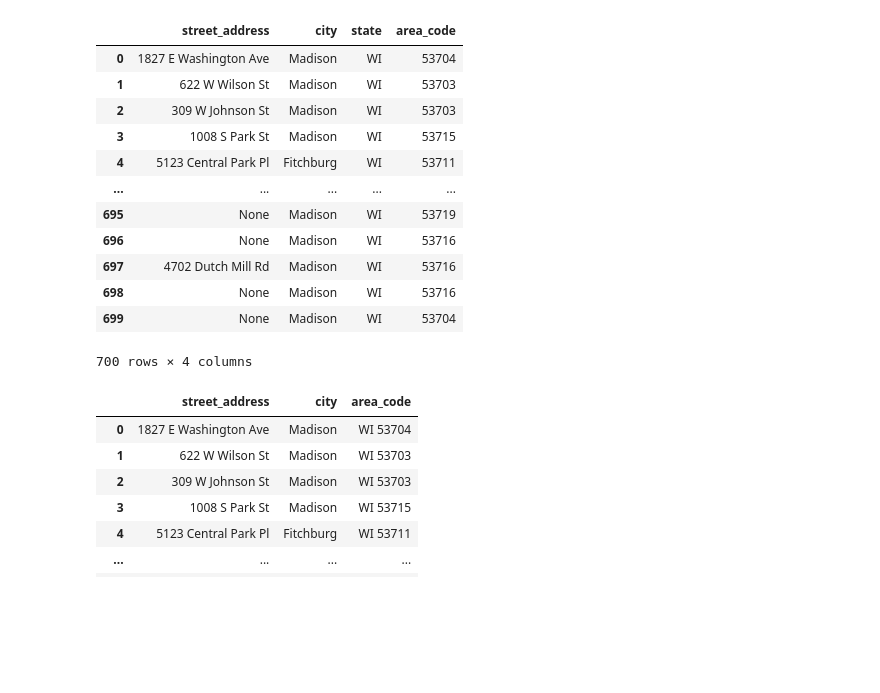
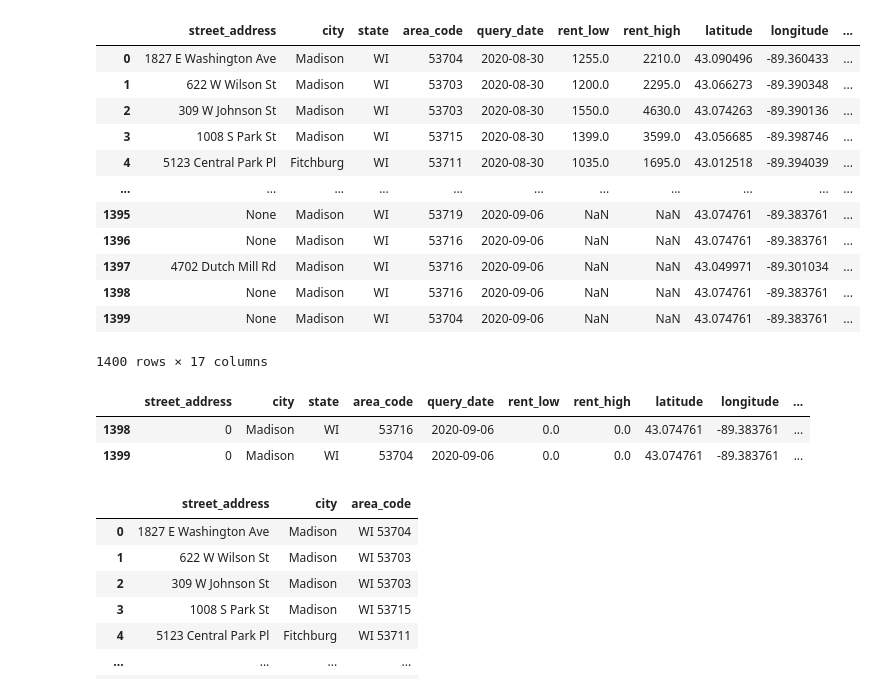
Before and after one commit to grahamdelafield/MadisonLiving, a Jupyter notebook: test.ipynb, the cells around one changed output. Cells and saved outputs as stored; diff of their text form; code cells hidden in the pictures; blank space fills up the shorter version.

Commit message:
Updated to parse addresses

```diff
--- a/test.ipynb
+++ b/test.ipynb
@@ -203,12 +203,14 @@ def pull_data(file_to_match='MadisonLiving.csv', directory='.'):
             name = os.path.abspath(os.path.join(root, file))
             base = os.path.basename(name)
             if base == file_to_match:
-                return pd.DataFrame(name)
+                return pd.read_csv(name)
     text = [f'No existing data file found in {os.path.abspath(directory)}',
             'Initialize new dataframe? (y/n)']
     resp = input('\n'.join(text)).lower()
     if resp == 'y':
         return pd.DataFrame()
+    if resp == 'n':
+        raise Exception
 # %%
 url = r'https://www.apartments.com/madison-wi/?bb=wxr38t32gKv6mm81F'
 # url_='https://www.apartments.com/madison-wi/3/?bb=wxr38t32gKv6mm81F'
@@ -287,46 +293,61 @@ on page 28
+# %%
+df = pd.read_csv('MadisonLiving.csv')
 # %%
 df1 = df.street_address.str.split(pat=',', expand=True)
 df1.columns = ['street_address', 'city', 'area_code']
 for i, addr, city, area in df1.itertuples():
     if len(addr.split(' '))==1:
         df1.loc[i, 'area_code'] = df1.loc[i, 'city']
         df1.loc[i, 'city'] = df1.loc[i, 'street_address']
         df1.loc[i, 'street_address'] = None
 
 df2 = df1.area_code.str.split(pat=' ', expand=True)
 df1.drop('area_code', axis=1, inplace=True)
 df2.columns = ['blank', 'state', 'area_code']
 df2.drop('blank', axis=1, inplace=True)
 
 # df2.drop('blank', axis=1, inplace=True)
 
 small = df1.join(df2, how='outer')
-small
 
+test_df = df.drop('street_address', axis=1)
+test_df = pd.merge(left=test_df, left_on=test_df.index, right=small, right_on=small.index, right_index=False)
+test_df.drop('key_0', axis=1, inplace=True)
+cols = list(test_df.columns)
+cols[:] = cols[-4:] + cols[:-4]
+test_df = test_df[cols]
+test_df
 
 
 
 # for i, addr in enumerate(df.street_address):
 #     # if i == 5:
 #     #     break
 #     s = addr.split(',')
 #     # print(s[-1].strip())
 #     if len(s) == 2:
 #         print(s)
 # %% [output]
-|  | street_address | city | state | area_code |
-| 0 | 1827 E Washington Ave | Madison | WI | 53704 |
-| 1 | 622 W Wilson St | Madison | WI | 53703 |
-| 2 | 309 W Johnson St | Madison | WI | 53703 |
-| 3 | 1008 S Park St | Madison | WI | 53715 |
-| 4 | 5123 Central Park Pl | Fitchburg | WI | 53711 |
-| ... | ... | ... | ... | ... |
-| 695 | None | Madison | WI | 53719 |
-| 696 | None | Madison | WI | 53716 |
-| 697 | 4702 Dutch Mill Rd | Madison | WI | 53716 |
-| 698 | None | Madison | WI | 53716 |
-| 699 | None | Madison | WI | 53704 |
+|  | street_address | city | state | area_code | query_date | rent_low | rent_high | latitude | longitude | ... |
+| 0 | 1827 E Washington Ave | Madison | WI | 53704 | 2020-08-30 | 1255.0 | 2210.0 | 43.090496 | -89.360433 | ... |
+| 1 | 622 W Wilson St | Madison | WI | 53703 | 2020-08-30 | 1200.0 | 2295.0 | 43.066273 | -89.390348 | ... |
+| 2 | 309 W Johnson St | Madison | WI | 53703 | 2020-08-30 | 1550.0 | 4630.0 | 43.074263 | -89.390136 | ... |
+| 3 | 1008 S Park St | Madison | WI | 53715 | 2020-08-30 | 1399.0 | 3599.0 | 43.056685 | -89.398746 | ... |
+| 4 | 5123 Central Park Pl | Fitchburg | WI | 53711 | 2020-08-30 | 1035.0 | 1695.0 | 43.012518 | -89.394039 | ... |
+| ... | ... | ... | ... | ... | ... | ... | ... | ... | ... | ... |
+| 1395 | None | Madison | WI | 53719 | 2020-09-06 | NaN | NaN | 43.074761 | -89.383761 | ... |
+| 1396 | None | Madison | WI | 53716 | 2020-09-06 | NaN | NaN | 43.074761 | -89.383761 | ... |
+| 1397 | 4702 Dutch Mill Rd | Madison | WI | 53716 | 2020-09-06 | NaN | NaN | 43.049971 | -89.301034 | ... |
+| 1398 | None | Madison | WI | 53716 | 2020-09-06 | NaN | NaN | 43.074761 | -89.383761 | ... |
+| 1399 | None | Madison | WI | 53704 | 2020-09-06 | NaN | NaN | 43.074761 | -89.383761 | ... |
-700 rows × 4 columns
+1400 rows × 17 columns
+# %%
+d = test_df.iloc[1398:, :]
+d.fillna(0)
+# %% [output]
+|  | street_address | city | state | area_code | query_date | rent_low | rent_high | latitude | longitude | ... |
+| 1398 | 0 | Madison | WI | 53716 | 2020-09-06 | 0.0 | 0.0 | 43.074761 | -89.383761 | ... |
+| 1399 | 0 | Madison | WI | 53704 | 2020-09-06 | 0.0 | 0.0 | 43.074761 | -89.383761 | ... |
 # %%
 df1
 # %% [output]
```
Also changed, not shown: parts of 2 cells of this notebook.
